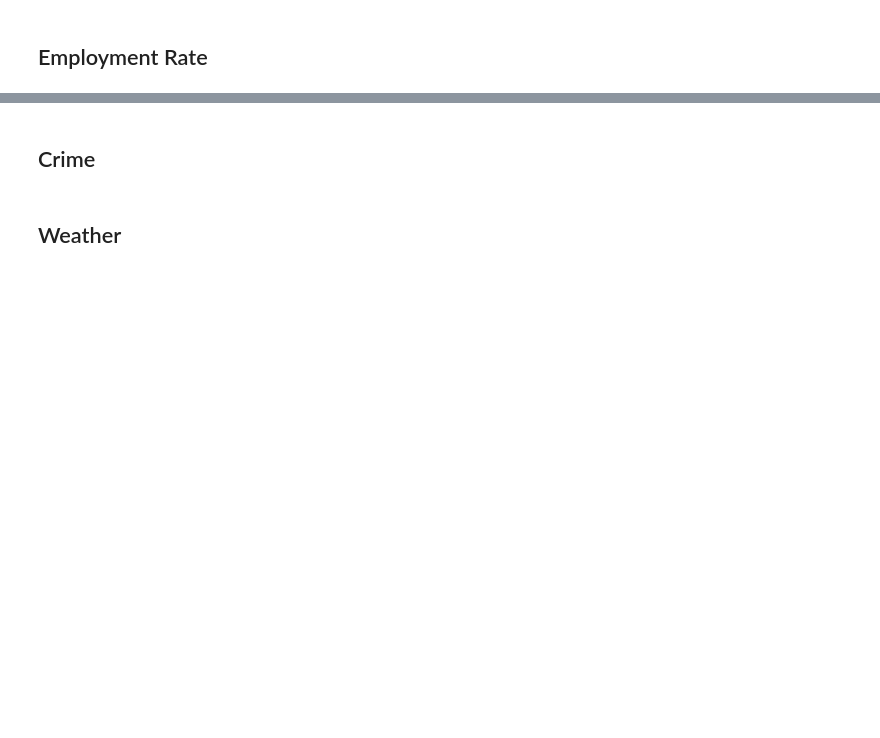
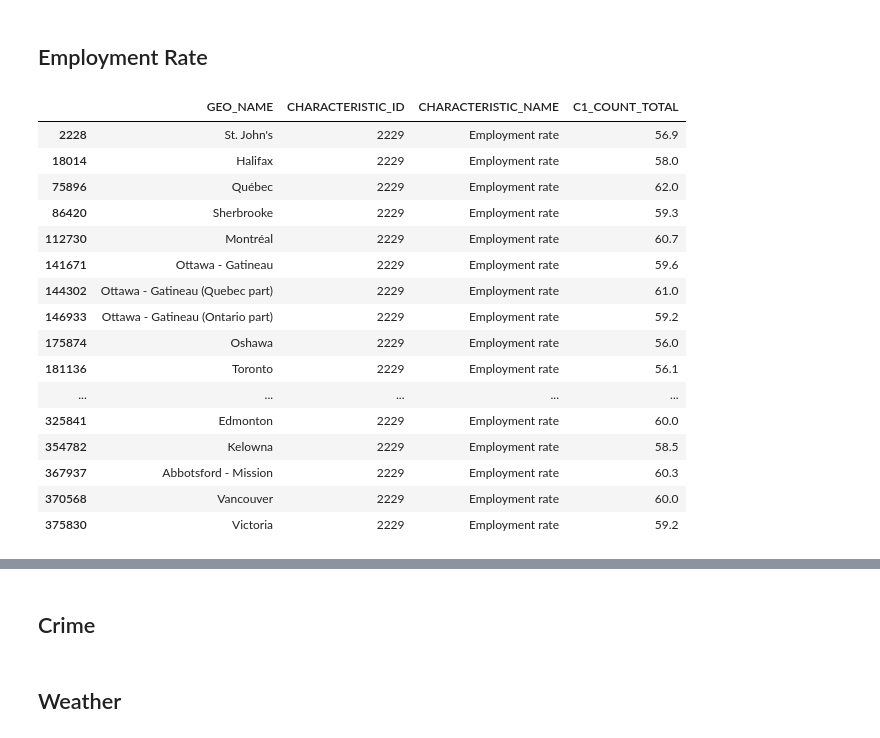
Before and after one commit to detmanski/Overview_Canada_Analysis, a Jupyter notebook: raw_data.ipynb, the cells around one changed output, grey strips where cells are left out. Cells and saved outputs as stored; diff of their text form; code cells hidden in the pictures; blank space fills up the shorter version.

```diff
--- a/raw_data.ipynb
+++ b/raw_data.ipynb
@@ -145,2 +145,23 @@ Text(0.5, 1.0, 'Average Income by City')
 # %% [markdown]
 ## Employment Rate
+# %%
+emp_rate_df = top_15_pop_df[top_15_pop_df['CHARACTERISTIC_ID'] == 2229]
+emp_rate_df
+# %% [output]
+|  | GEO_NAME | CHARACTERISTIC_ID | CHARACTERISTIC_NAME | C1_COUNT_TOTAL |
+| 2228 | St. John's | 2229 | Employment rate | 56.9 |
+| 18014 | Halifax | 2229 | Employment rate | 58.0 |
+| 75896 | Québec | 2229 | Employment rate | 62.0 |
+| 86420 | Sherbrooke | 2229 | Employment rate | 59.3 |
+| 112730 | Montréal | 2229 | Employment rate | 60.7 |
+| 141671 | Ottawa - Gatineau | 2229 | Employment rate | 59.6 |
+| 144302 | Ottawa - Gatineau (Quebec part) | 2229 | Employment rate | 61.0 |
+| 146933 | Ottawa - Gatineau (Ontario part) | 2229 | Employment rate | 59.2 |
+| 175874 | Oshawa | 2229 | Employment rate | 56.0 |
+| 181136 | Toronto | 2229 | Employment rate | 56.1 |
+| ... | ... | ... | ... | ... |
+| 325841 | Edmonton | 2229 | Employment rate | 60.0 |
+| 354782 | Kelowna | 2229 | Employment rate | 58.5 |
+| 367937 | Abbotsford - Mission | 2229 | Employment rate | 60.3 |
+| 370568 | Vancouver | 2229 | Employment rate | 60.0 |
+| 375830 | Victoria | 2229 | Employment rate | 59.2 |
```
Also changed, not shown: parts of 7 cells of this notebook.
